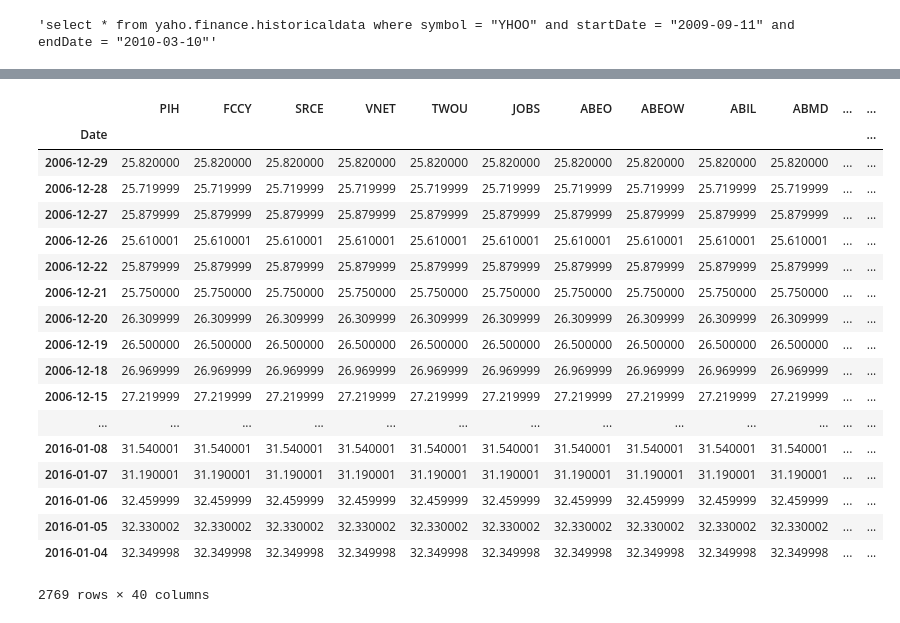
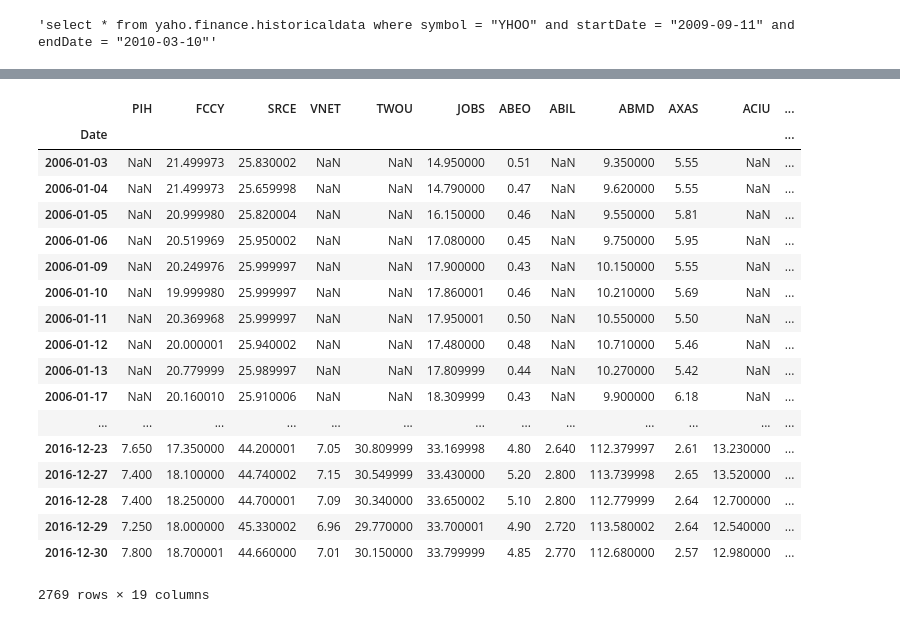
Before and after one commit to weiwang0531/stock-index, a Jupyter notebook: requeststuff.ipynb, the cells around one changed output, grey strips where cells are left out. Cells and saved outputs as stored; diff of their text form; code cells hidden in the pictures.

Commit message:
finalized price function

```diff
--- a/requeststuff.ipynb
+++ b/requeststuff.ipynb
@@ -143,26 +128,25 @@ def price2(ticker):
 
     years = [2006,2007,2008,2009,2010,2011,2012,2013,2014,2015,2016]
     for x in range(len(years)):
-        y =  years[x]
-        c = myreq('YHOO','{}-01-01'.format(years[x]),'{}-12-31'.format(years[x]))
-        #try:
+        c = myreq(ticker,'{}-01-01'.format(years[x]),'{}-12-31'.format(years[x]))
+        try:
 
-        for i in range(0,len(c)):
-            date.append(pd.to_datetime(c[i]["Date"]))
-            price.append(float(c[i]["High"]))
-            datef = pd.DataFrame(date)
-            pricef = pd.DataFrame(price)
-            table1 = pd.concat([datef,pricef],axis = 1)
-            table1.columns = ['Date', ticker]
-            table1 = table1.set_index("Date")
+            for i in range(0,len(c)):
+                date.append(pd.to_datetime(c[i]["Date"]))
+                price.append(float(c[i][u'Close']))
+                datef = pd.DataFrame(date)
+                pricef = pd.DataFrame(price)
+                table1 = pd.concat([datef,pricef],axis = 1)
+                table1.columns = ['Date', ticker]
+                table1 = table1.set_index("Date")
 
-        #except Exception:
-            #table1 = pd.DataFrame()
+        except Exception:
+            table1 = pd.DataFrame()
 
     return table1
 # %%
-del df
-for l in range(0,40):
+#del df
+for l in range(10,20):
     print whole_list[l]
     get = price2(whole_list[l])
     try:
@@ -192,19 +169,19 @@ AMD
-|  | PIH | FCCY | SRCE | VNET | TWOU | JOBS | ABEO | ABEOW | ABIL | ABMD | ... | ... |
+|  | PIH | FCCY | SRCE | VNET | TWOU | JOBS | ABEO | ABIL | ABMD | AXAS | ACIU | ... |
 | Date |  |  |  |  |  |  |  |  |  |  |  | ... |
-| 2006-12-29 | 25.820000 | 25.820000 | 25.820000 | 25.820000 | 25.820000 | 25.820000 | 25.820000 | 25.820000 | 25.820000 | 25.820000 | ... | ... |
-| 2006-12-28 | 25.719999 | 25.719999 | 25.719999 | 25.719999 | 25.719999 | 25.719999 | 25.719999 | 25.719999 | 25.719999 | 25.719999 | ... | ... |
-| 2006-12-27 | 25.879999 | 25.879999 | 25.879999 | 25.879999 | 25.879999 | 25.879999 | 25.879999 | 25.879999 | 25.879999 | 25.879999 | ... | ... |
-| 2006-12-26 | 25.610001 | 25.610001 | 25.610001 | 25.610001 | 25.610001 | 25.610001 | 25.610001 | 25.610001 | 25.610001 | 25.610001 | ... | ... |
-| 2006-12-22 | 25.879999 | 25.879999 | 25.879999 | 25.879999 | 25.879999 | 25.879999 | 25.879999 | 25.879999 | 25.879999 | 25.879999 | ... | ... |
-| 2006-12-21 | 25.750000 | 25.750000 | 25.750000 | 25.750000 | 25.750000 | 25.750000 | 25.750000 | 25.750000 | 25.750000 | 25.750000 | ... | ... |
-| 2006-12-20 | 26.309999 | 26.309999 | 26.309999 | 26.309999 | 26.309999 | 26.309999 | 26.309999 | 26.309999 | 26.309999 | 26.309999 | ... | ... |
-| 2006-12-19 | 26.500000 | 26.500000 | 26.500000 | 26.500000 | 26.500000 | 26.500000 | 26.500000 | 26.500000 | 26.500000 | 26.500000 | ... | ... |
-| 2006-12-18 | 26.969999 | 26.969999 | 26.969999 | 26.969999 | 26.969999 | 26.969999 | 26.969999 | 26.969999 | 26.969999 | 26.969999 | ... | ... |
-| 2006-12-15 | 27.219999 | 27.219999 | 27.219999 | 27.219999 | 27.219999 | 27.219999 | 27.219999 | 27.219999 | 27.219999 | 27.219999 | ... | ... |
+| 2006-01-03 | NaN | 21.499973 | 25.830002 | NaN | NaN | 14.950000 | 0.51 | NaN | 9.350000 | 5.55 | NaN | ... |
+| 2006-01-04 | NaN | 21.499973 | 25.659998 | NaN | NaN | 14.790000 | 0.47 | NaN | 9.620000 | 5.55 | NaN | ... |
+| 2006-01-05 | NaN | 20.999980 | 25.820004 | NaN | NaN | 16.150000 | 0.46 | NaN | 9.550000 | 5.81 | NaN | ... |
+| 2006-01-06 | NaN | 20.519969 | 25.950002 | NaN | NaN | 17.080000 | 0.45 | NaN | 9.750000 | 5.95 | NaN | ... |
+| 2006-01-09 | NaN | 20.249976 | 25.999997 | NaN | NaN | 17.900000 | 0.43 | NaN | 10.150000 | 5.55 | NaN | ... |
+| 2006-01-10 | NaN | 19.999980 | 25.999997 | NaN | NaN | 17.860001 | 0.46 | NaN | 10.210000 | 5.69 | NaN | ... |
+| 2006-01-11 | NaN | 20.369968 | 25.999997 | NaN | NaN | 17.950001 | 0.50 | NaN | 10.550000 | 5.50 | NaN | ... |
+| 2006-01-12 | NaN | 20.000001 | 25.940002 | NaN | NaN | 17.480000 | 0.48 | NaN | 10.710000 | 5.46 | NaN | ... |
+| 2006-01-13 | NaN | 20.779999 | 25.989997 | NaN | NaN | 17.809999 | 0.44 | NaN | 10.270000 | 5.42 | NaN | ... |
+| 2006-01-17 | NaN | 20.160010 | 25.910006 | NaN | NaN | 18.309999 | 0.43 | NaN | 9.900000 | 6.18 | NaN | ... |
 | ... | ... | ... | ... | ... | ... | ... | ... | ... | ... | ... | ... | ... |
-| 2016-01-08 | 31.540001 | 31.540001 | 31.540001 | 31.540001 | 31.540001 | 31.540001 | 31.540001 | 31.540001 | 31.540001 | 31.540001 | ... | ... |
-| 2016-01-07 | 31.190001 | 31.190001 | 31.190001 | 31.190001 | 31.190001 | 31.190001 | 31.190001 | 31.190001 | 31.190001 | 31.190001 | ... | ... |
-| 2016-01-06 | 32.459999 | 32.459999 | 32.459999 | 32.459999 | 32.459999 | 32.459999 | 32.459999 | 32.459999 | 32.459999 | 32.459999 | ... | ... |
-| 2016-01-05 | 32.330002 | 32.330002 | 32.330002 | 32.330002 | 32.330002 | 32.330002 | 32.330002 | 32.330002 | 32.330002 | 32.330002 | ... | ... |
-| 2016-01-04 | 32.349998 | 32.349998 | 32.349998 | 32.349998 | 32.349998 | 32.349998 | 32.349998 | 32.349998 | 32.349998 | 32.349998 | ... | ... |
+| 2016-12-23 | 7.650 | 17.350000 | 44.200001 | 7.05 | 30.809999 | 33.169998 | 4.80 | 2.640 | 112.379997 | 2.61 | 13.230000 | ... |
+| 2016-12-27 | 7.400 | 18.100000 | 44.740002 | 7.15 | 30.549999 | 33.430000 | 5.20 | 2.800 | 113.739998 | 2.65 | 13.520000 | ... |
+| 2016-12-28 | 7.400 | 18.250000 | 44.700001 | 7.09 | 30.340000 | 33.650002 | 5.10 | 2.800 | 112.779999 | 2.64 | 12.700000 | ... |
+| 2016-12-29 | 7.250 | 18.000000 | 45.330002 | 6.96 | 29.770000 | 33.700001 | 4.90 | 2.720 | 113.580002 | 2.64 | 12.540000 | ... |
+| 2016-12-30 | 7.800 | 18.700001 | 44.660000 | 7.01 | 30.150000 | 33.799999 | 4.85 | 2.770 | 112.680000 | 2.57 | 12.980000 | ... |
-2769 rows × 40 columns
+2769 rows × 19 columns
```
Also changed, not shown: parts of 3 cells of this notebook.
